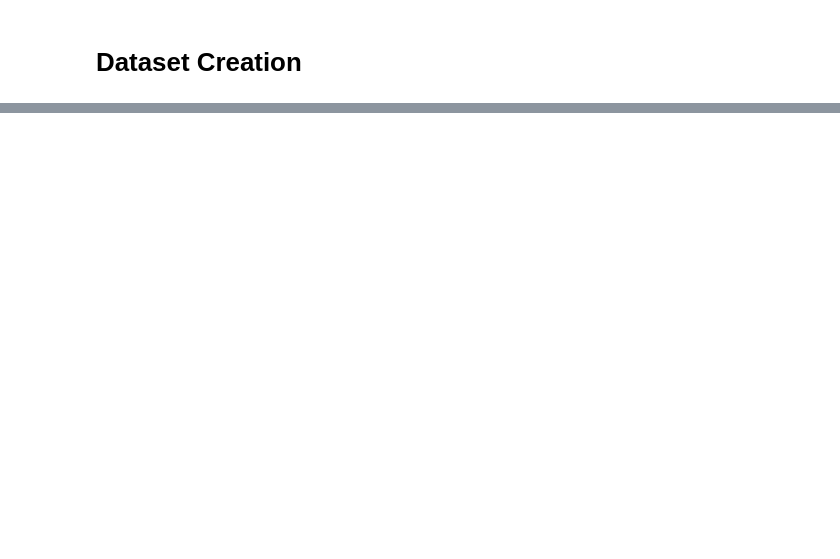
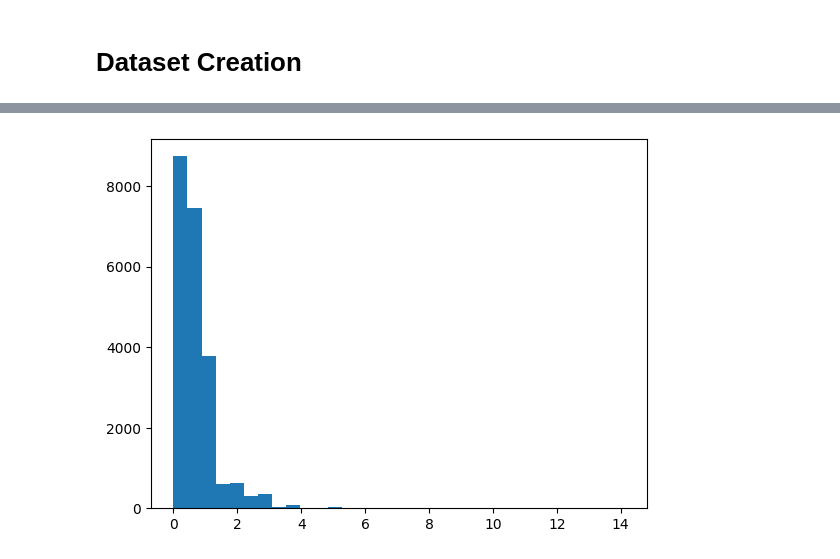
Before and after one commit to TheRealAnonymous008/ML-Playground, a Jupyter notebook: Composer/demo.ipynb, the cells around one changed output, grey strips where cells are left out. Cells and saved outputs as stored; diff of their text form; code cells hidden in the pictures; blank space fills up the shorter version.

```diff
--- a/Composer/demo.ipynb
+++ b/Composer/demo.ipynb
@@ -139,0 +195,5 @@ midi = MidiDataset(df['notes'], df['deltas'], df['velocities'])
+# %%
+plt.hist(df['durations'][0], bins=32)
+plt.show()
+# %% [output]
+[figure, added]
```
Also changed, not shown: parts of 16 cells of this notebook, 1 other file.
